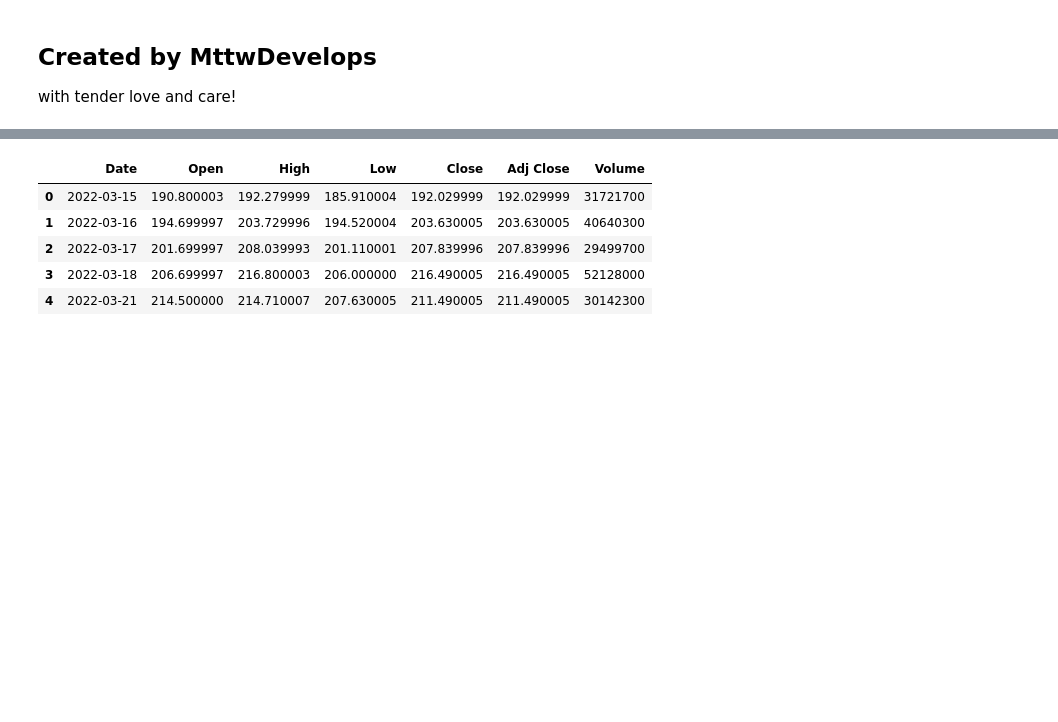
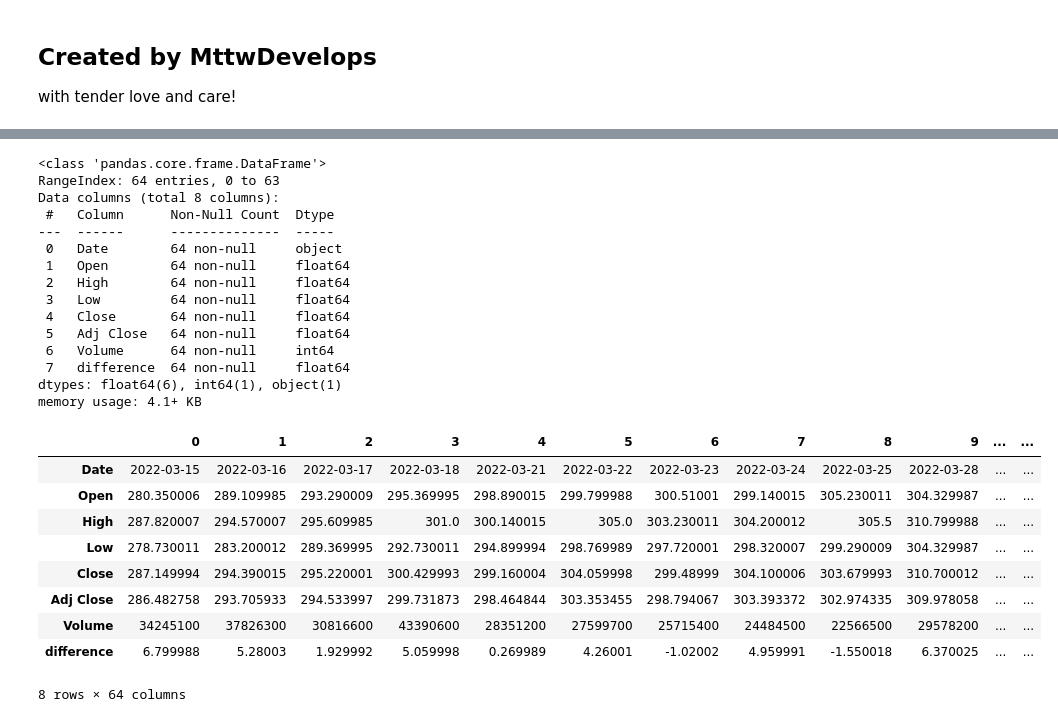
Before and after one commit to mttwdevelops/Python-Practice, a Jupyter notebook: TestNotebook.ipynb, the cells around one changed output, grey strips where cells are left out. Drawn from its saved outputs; the diff is of its cells as text; code cells hidden in the pictures; blank space fills up the shorter version.

```diff
--- a/TestNotebook.ipynb
+++ b/TestNotebook.ipynb
@@ -42,10 +34,33 @@ plot(x,y1,ax, "facebook stock low graph", "low price per date")
 # %%
-df = pandas.read_csv('facebook.csv')
+df = pd.read_csv('microsoft.csv')
 df.head()
+df['Close']
+df['difference'] = df['Close'] - df['Open']
+df.info()
+df.T
 # %% [output]
+<class 'pandas.core.frame.DataFrame'>
+RangeIndex: 64 entries, 0 to 63
+Data columns (total 8 columns):
+ #   Column      Non-Null Count  Dtype
+---  ------      --------------  -----
+ 0   Date        64 non-null     object
+ 1   Open        64 non-null     float64
+ 2   High        64 non-null     float64
+ 3   Low         64 non-null     float64
+ 4   Close       64 non-null     float64
+ 5   Adj Close   64 non-null     float64
+ 6   Volume      64 non-null     int64
+ 7   difference  64 non-null     float64
+dtypes: float64(6), int64(1), object(1)
+memory usage: 4.1+ KB
-|  | Date | Open | High | Low | Close | Adj Close | Volume |
-| 0 | 2022-03-15 | 190.800003 | 192.279999 | 185.910004 | 192.029999 | 192.029999 | 31721700 |
-| 1 | 2022-03-16 | 194.699997 | 203.729996 | 194.520004 | 203.630005 | 203.630005 | 40640300 |
-| 2 | 2022-03-17 | 201.699997 | 208.039993 | 201.110001 | 207.839996 | 207.839996 | 29499700 |
-| 3 | 2022-03-18 | 206.699997 | 216.800003 | 206.000000 | 216.490005 | 216.490005 | 52128000 |
-| 4 | 2022-03-21 | 214.500000 | 214.710007 | 207.630005 | 211.490005 | 211.490005 | 30142300 |
+|  | 0 | 1 | 2 | 3 | 4 | 5 | 6 | 7 | 8 | 9 | ... | ... |
+| Date | 2022-03-15 | 2022-03-16 | 2022-03-17 | 2022-03-18 | 2022-03-21 | 2022-03-22 | 2022-03-23 | 2022-03-24 | 2022-03-25 | 2022-03-28 | ... | ... |
+| Open | 280.350006 | 289.109985 | 293.290009 | 295.369995 | 298.890015 | 299.799988 | 300.51001 | 299.140015 | 305.230011 | 304.329987 | ... | ... |
+| High | 287.820007 | 294.570007 | 295.609985 | 301.0 | 300.140015 | 305.0 | 303.230011 | 304.200012 | 305.5 | 310.799988 | ... | ... |
+| Low | 278.730011 | 283.200012 | 289.369995 | 292.730011 | 294.899994 | 298.769989 | 297.720001 | 298.320007 | 299.290009 | 304.329987 | ... | ... |
+| Close | 287.149994 | 294.390015 | 295.220001 | 300.429993 | 299.160004 | 304.059998 | 299.48999 | 304.100006 | 303.679993 | 310.700012 | ... | ... |
+| Adj Close | 286.482758 | 293.705933 | 294.533997 | 299.731873 | 298.464844 | 303.353455 | 298.794067 | 303.393372 | 302.974335 | 309.978058 | ... | ... |
+| Volume | 34245100 | 37826300 | 30816600 | 43390600 | 28351200 | 27599700 | 25715400 | 24484500 | 22566500 | 29578200 | ... | ... |
+| difference | 6.799988 | 5.28003 | 1.929992 | 5.059998 | 0.269989 | 4.26001 | -1.02002 | 4.959991 | -1.550018 | 6.370025 | ... | ... |
+8 rows × 64 columns
```
Also changed, not shown: parts of 3 cells of this notebook, 3 other files.
